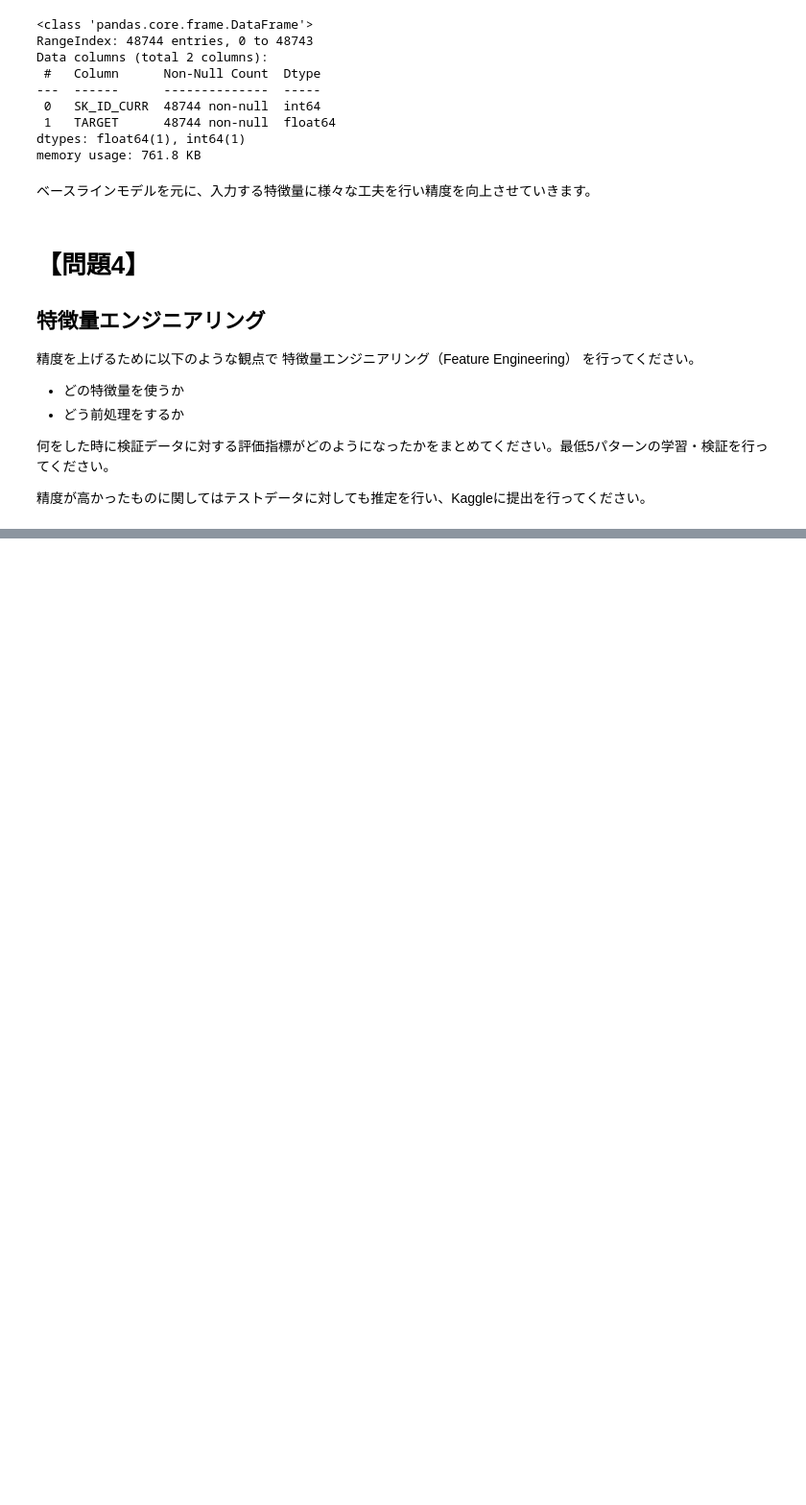
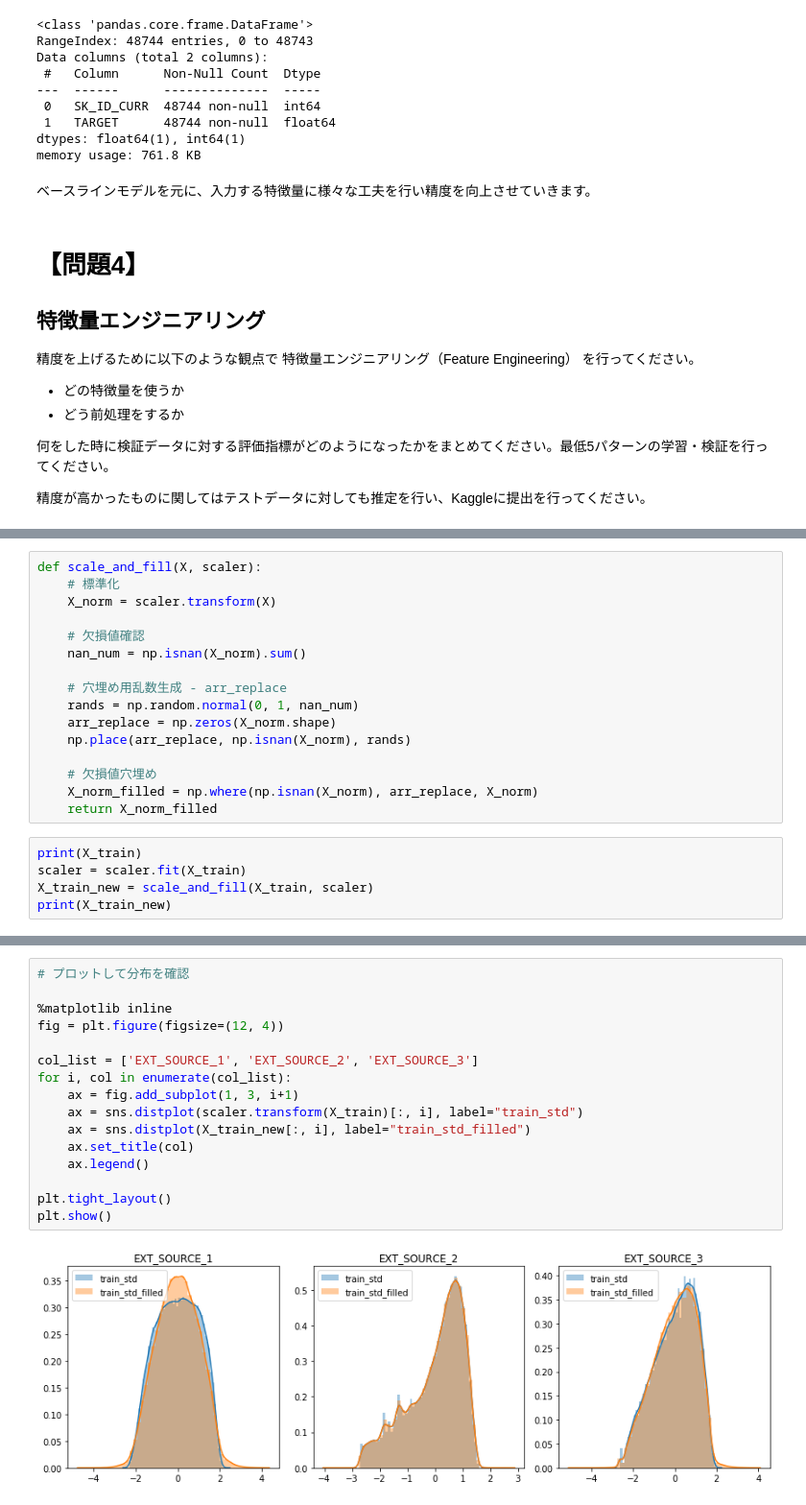
Before and after one commit to taiki-nakaso/diveintocode-ml, a Jupyter notebook: src/week4/week4-session1.ipynb, the cells around one changed output, grey strips where cells are left out. Shown at 96% size. Saved outputs shown, nothing was run; the diff lists cells and outputs as text; blank space fills up the shorter version.

```diff
--- a/src/week4/week4-session1.ipynb
+++ b/src/week4/week4-session1.ipynb
@@ -238,0 +402,21 @@ memory usage: 761.8 KB
+# %%
+def scale_and_fill(X, scaler):
+    # 標準化
+    X_norm = scaler.transform(X)
+
+    # 欠損値確認
+    nan_num = np.isnan(X_norm).sum()
+
+    # 穴埋め用乱数生成 - arr_replace
+    rands = np.random.normal(0, 1, nan_num)
+    arr_replace = np.zeros(X_norm.shape)
+    np.place(arr_replace, np.isnan(X_norm), rands)
+
+    # 欠損値穴埋め
+    X_norm_filled = np.where(np.isnan(X_norm), arr_replace, X_norm)
+    return X_norm_filled
+# %%
+print(X_train)
+scaler = scaler.fit(X_train)
+X_train_new = scale_and_fill(X_train, scaler)
+print(X_train_new)
@@ -238,0 +438,18 @@ memory usage: 761.8 KB
+# %%
+# プロットして分布を確認
+
+%matplotlib inline
+fig = plt.figure(figsize=(12, 4))
+
+col_list = ['EXT_SOURCE_1', 'EXT_SOURCE_2', 'EXT_SOURCE_3']
+for i, col in enumerate(col_list):
+    ax = fig.add_subplot(1, 3, i+1)
+    ax = sns.distplot(scaler.transform(X_train)[:, i], label="train_std")
+    ax = sns.distplot(X_train_new[:, i], label="train_std_filled")
+    ax.set_title(col)
+    ax.legend()
+
+plt.tight_layout()
+plt.show()
+# %% [output]
+[figure, added]
```
Also changed, not shown: parts of 32 cells of this notebook, 3 other files.
